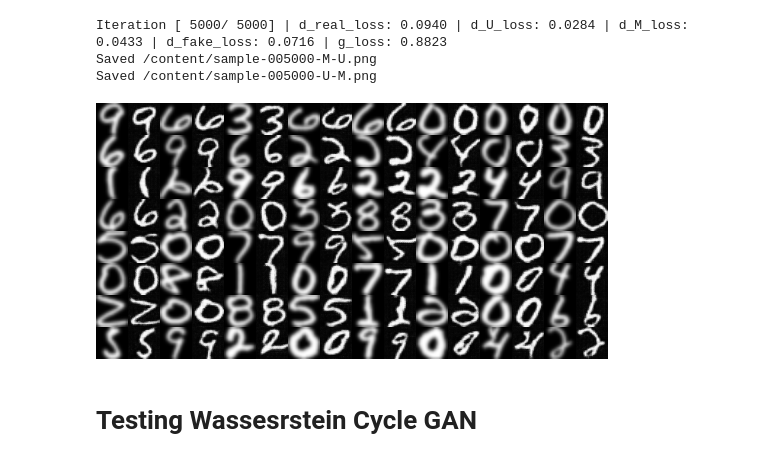
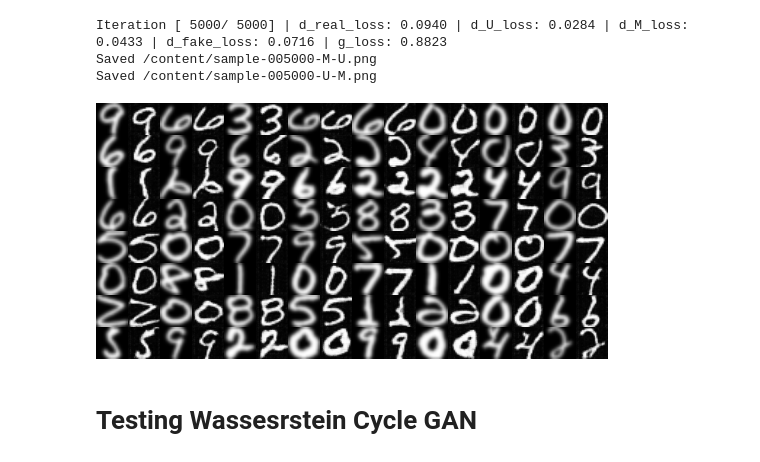
Before and after one commit to cerezamo/dl_ensae2020, a Jupyter notebook: USPS_MNIST_GOOD.ipynb, the cells around one changed output. Saved outputs shown, nothing was run; the diff lists cells and outputs as text; code cells hidden in the pictures.

```diff
--- a/USPS_MNIST_GOOD.ipynb
+++ b/USPS_MNIST_GOOD.ipynb
@@ -738,10 +810,10 @@ Saved /content/sample-005000-M-U.png
 Saved /content/sample-005000-U-M.png
 # %%
 from PIL import Image
-image = Image.open('/content/sample-005000-U-M.png')
+image = Image.open(os.path.join(RESULTS_PATH, 'sample-005000-U-Mopt.png'))
 image
 # %% [output]
-[figure, old version]
+[figure, new version]
 # %% [markdown]
 # Testing Wassesrstein Cycle GAN
 # %% [markdown]
```
Also changed, not shown: parts of 10 cells of this notebook.
